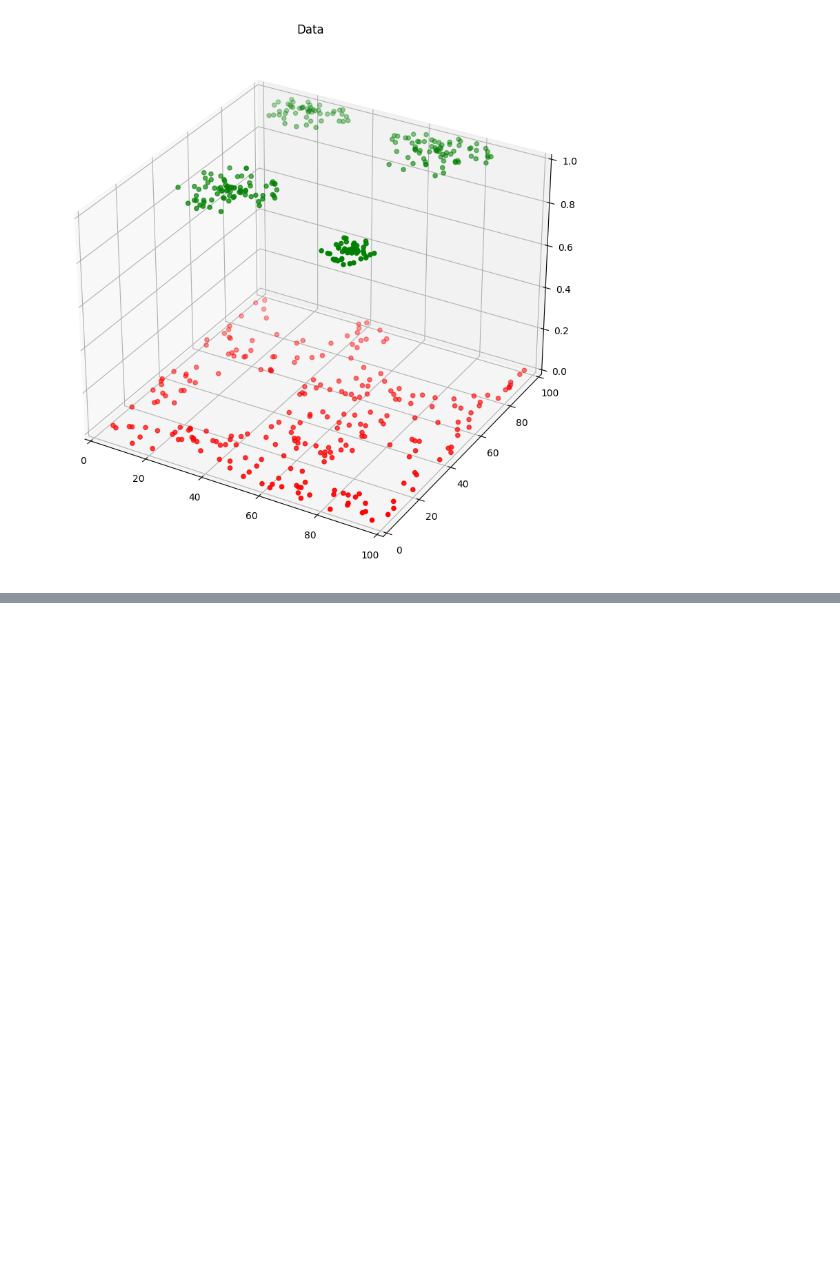
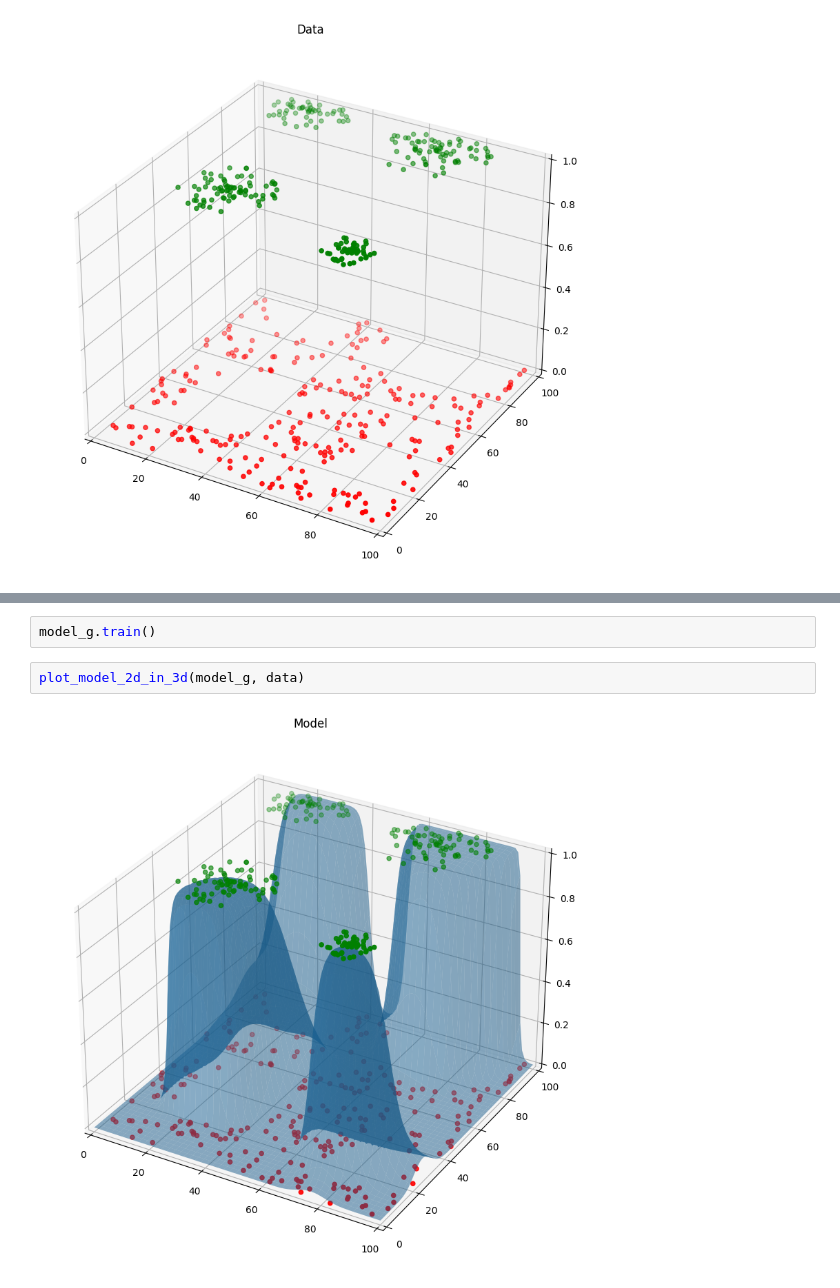
Before and after one commit to dayan3847/machine_learning, a Jupyter notebook: dayan3847/binary_classification_gaussian/gaussian_log2.ipynb, the cells around one changed output, grey strips where cells are left out. Cells and saved outputs as stored; diff of their text form; blank space fills up the shorter version.

```diff
--- a/dayan3847/binary_classification_gaussian/gaussian_log2.ipynb
+++ b/dayan3847/binary_classification_gaussian/gaussian_log2.ipynb
@@ -112,0 +302,6 @@ plot_data_3d_py(data)
+# %%
+model_g.train()
+# %%
+plot_model_2d_in_3d(model_g, data)
+# %% [output]
+[figure, added]
```
Also changed, not shown: parts of 11 cells of this notebook, 1 other file.
